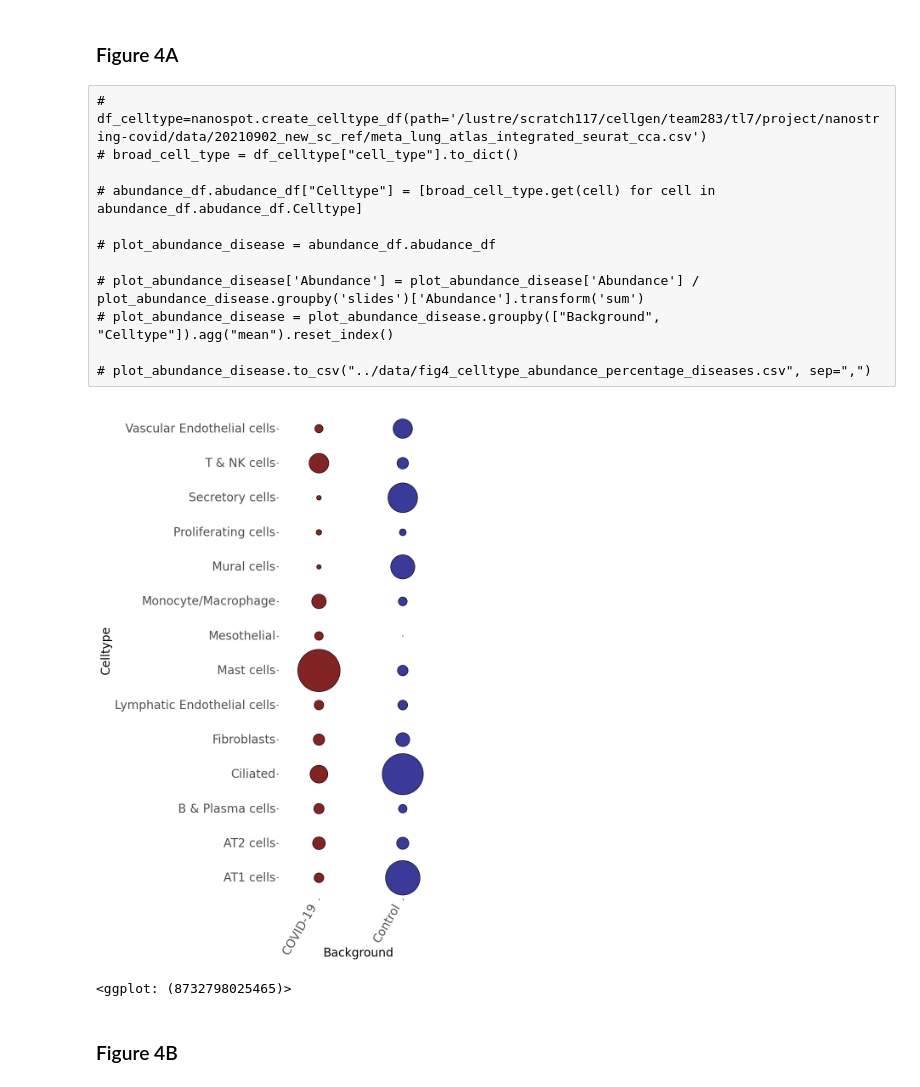
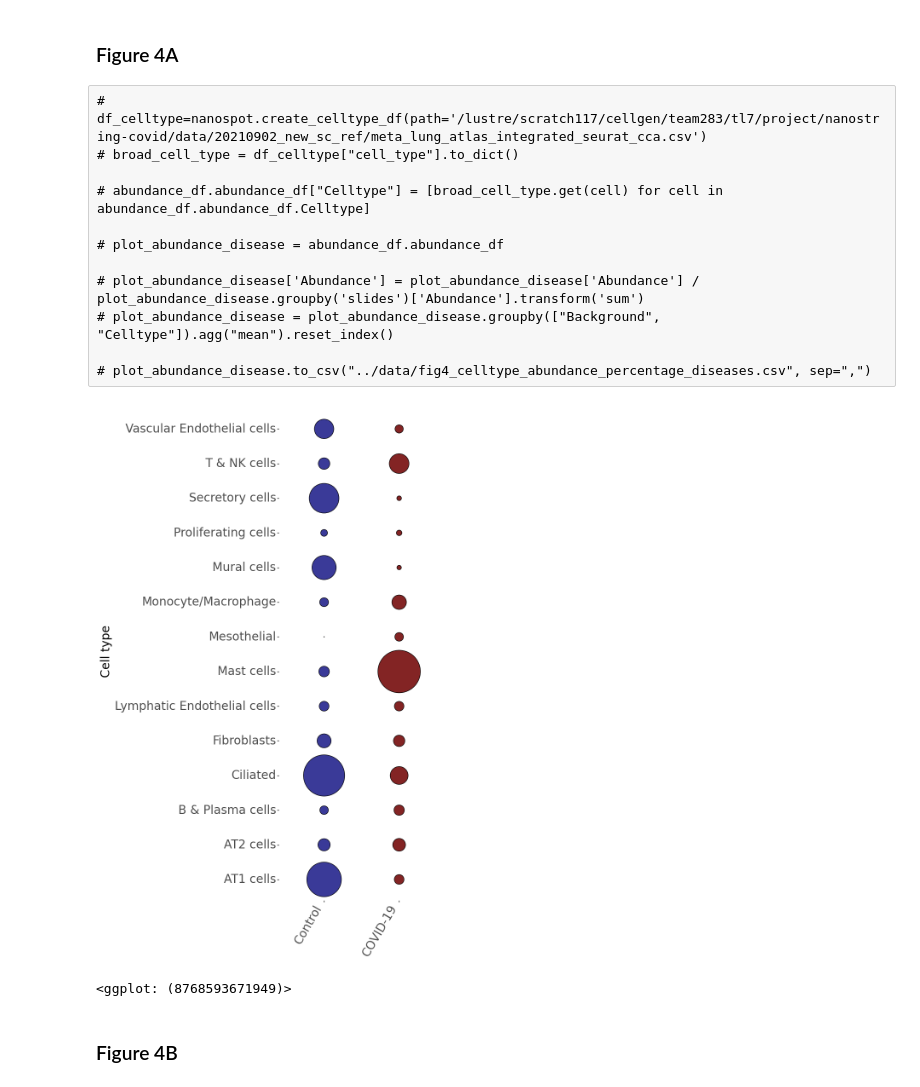
Before and after one commit to thjimmylee/UKCIC-COVID19-paper-figures, a Jupyter notebook: spatial_1/notebooks/Figure4.ipynb, the cells around one changed output. Drawn from its saved outputs; the diff is of its cells as text; code cells hidden in the pictures.

```diff
--- a/spatial_1/notebooks/Figure4.ipynb
+++ b/spatial_1/notebooks/Figure4.ipynb
@@ -48,9 +48,9 @@ abundance_df.create_scatter_df(sp_adata, background='COVID-19')
 # df_celltype=nanospot.create_celltype_df(path='/lustre/scratch117/cellgen/team283/tl7/project/nanostring-covid/data/20210902_new_sc_ref/meta_lung_atlas_integrated_seurat_cca.csv')
 # broad_cell_type = df_celltype["cell_type"].to_dict()
 
-# abundance_df.abudance_df["Celltype"] = [broad_cell_type.get(cell) for cell in abundance_df.abudance_df.Celltype]
+# abundance_df.abundance_df["Celltype"] = [broad_cell_type.get(cell) for cell in abundance_df.abundance_df.Celltype]
 
-# plot_abundance_disease = abundance_df.abudance_df
+# plot_abundance_disease = abundance_df.abundance_df
 
 # plot_abundance_disease['Abundance'] = plot_abundance_disease['Abundance'] / plot_abundance_disease.groupby('slides')['Abundance'].transform('sum')
 # plot_abundance_disease = plot_abundance_disease.groupby(["Background", "Celltype"]).agg("mean").reset_index()
@@ -59,34 +59,35 @@ abundance_df.create_scatter_df(sp_adata, background='COVID-19')
 # %%
 plotnine.options.figure_size=(5,15)
 plotnine.dpi = dpi
 
 
 plot_abundance_disease = pd.read_csv("../data/fig4_celltype_abundance_percentage_diseases.csv", sep=",", index_col = 0)
 
 p1 = (
         ggplot() +
         geom_point(data = plot_abundance_disease, mapping = aes(x = "Background", y = "Celltype", fill = "Background", size = "Abundance" )) +
         theme_bw() +
         theme(axis_text_x = element_text(angle = 60, vjust = 1, hjust=1, size=20),
               axis_text_y = element_text(size=20),
               title = element_text(size=36),
               axis_title_x = element_text(size=20),
               axis_title_y = element_text(size=20),
               panel_grid_major_x = element_blank(),
               panel_grid_major_y = element_blank(),
               strip_background_x= element_blank(),
               strip_text_x = element_blank(),
               panel_border = element_blank(),
               legend_position = "none" ) +
         scale_size_continuous(range=[0,40]) +
-        scale_fill_manual(breaks = ["COVID-19", "Control"], values=["#832424", "#3A3A98"]) +
-        facet_grid(".~Background", scales = "free")
+        scale_x_discrete(limits=["Control", "COVID-19"]) +
+        scale_fill_manual(breaks = ["Control", "COVID-19"], values=["#3A3A98", "#832424"]) +
+        ylab("Cell type") + xlab("")
 )
 
 p1
 # %% [output]
-[figure, old version]
+[figure, new version]
-<ggplot: (8732798025465)>
+<ggplot: (8768593671949)>
 # %% [markdown]
 ### Figure 4B
 # %%
```
Also changed, not shown: parts of 4 cells of this notebook, 3 other files.
